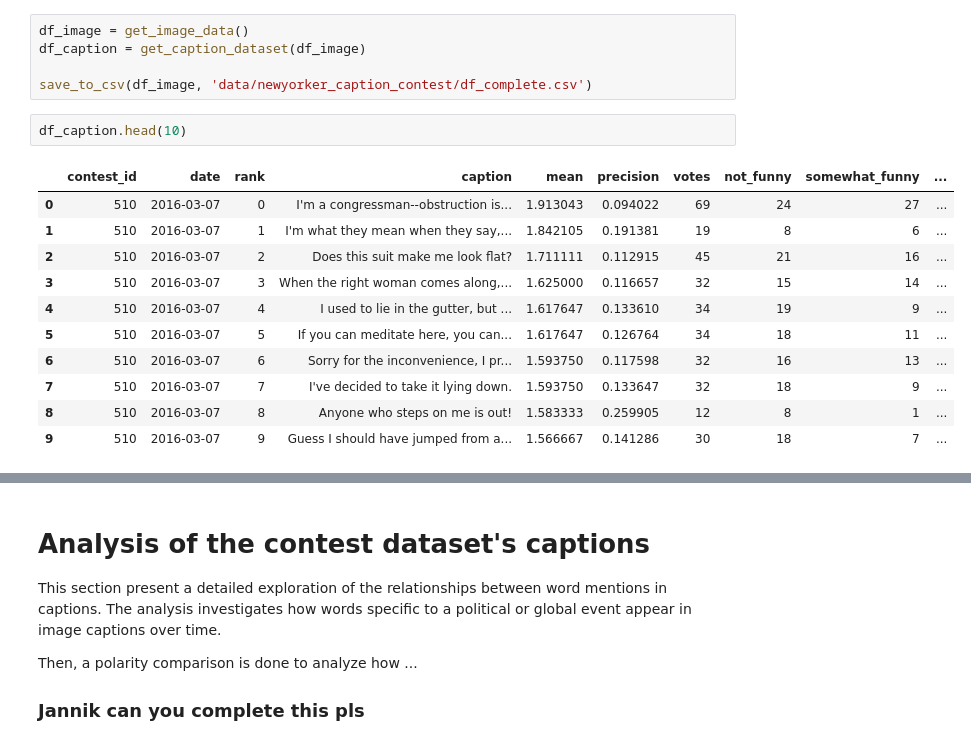
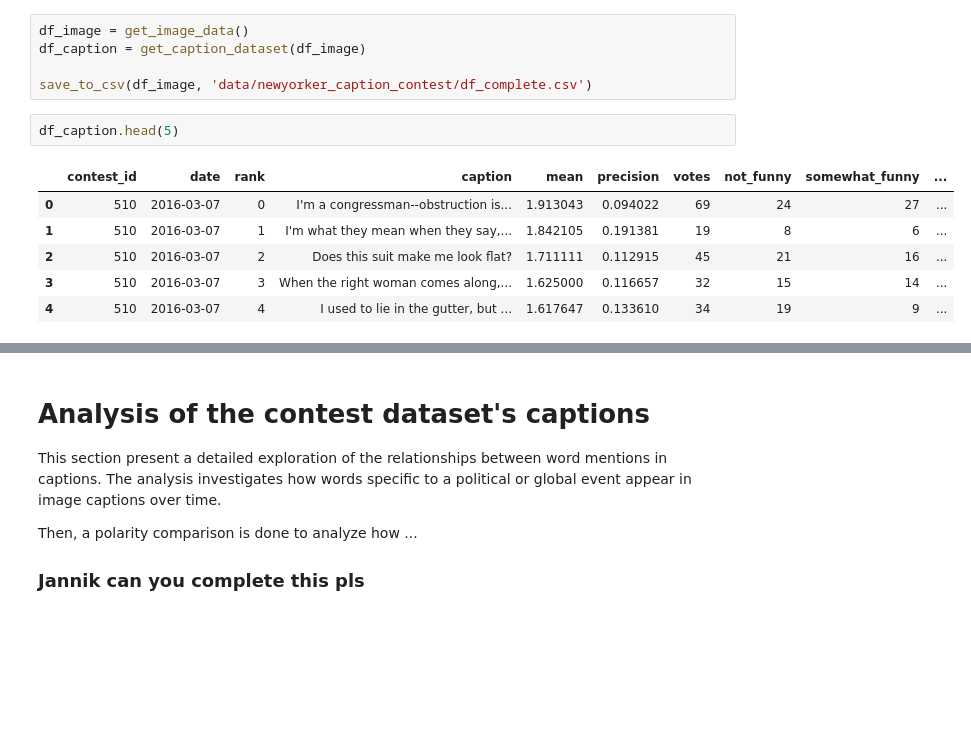
Before and after one commit to epfl-ada/ada-2025-project-data_dinosaur, a Jupyter notebook: results.ipynb, the cells around one changed output, grey strips where cells are left out. Saved outputs shown, nothing was run; the diff lists cells and outputs as text; blank space fills up the shorter version.

```diff
--- a/results.ipynb
+++ b/results.ipynb
@@ -18,17 +17,12 @@ df_caption = get_caption_dataset(df_image)
 
 save_to_csv(df_image, 'data/newyorker_caption_contest/df_complete.csv')
 # %%
-df_caption.head(10)
+df_caption.head(5)
 # %% [output]
 |  | contest_id | date | rank | caption | mean | precision | votes | not_funny | somewhat_funny | ... |
 | 0 | 510 | 2016-03-07 | 0 | I'm a congressman--obstruction is... | 1.913043 | 0.094022 | 69 | 24 | 27 | ... |
 | 1 | 510 | 2016-03-07 | 1 | I'm what they mean when they say,... | 1.842105 | 0.191381 | 19 | 8 | 6 | ... |
 | 2 | 510 | 2016-03-07 | 2 | Does this suit make me look flat? | 1.711111 | 0.112915 | 45 | 21 | 16 | ... |
 | 3 | 510 | 2016-03-07 | 3 | When the right woman comes along,... | 1.625000 | 0.116657 | 32 | 15 | 14 | ... |
 | 4 | 510 | 2016-03-07 | 4 | I used to lie in the gutter, but ... | 1.617647 | 0.133610 | 34 | 19 | 9 | ... |
-| 5 | 510 | 2016-03-07 | 5 | If you can meditate here, you can... | 1.617647 | 0.126764 | 34 | 18 | 11 | ... |
-| 6 | 510 | 2016-03-07 | 6 | Sorry for the inconvenience, I pr... | 1.593750 | 0.117598 | 32 | 16 | 13 | ... |
-| 7 | 510 | 2016-03-07 | 7 | I've decided to take it lying down. | 1.593750 | 0.133647 | 32 | 18 | 9 | ... |
-| 8 | 510 | 2016-03-07 | 8 | Anyone who steps on me is out! | 1.583333 | 0.259905 | 12 | 8 | 1 | ... |
-| 9 | 510 | 2016-03-07 | 9 | Guess I should have jumped from a... | 1.566667 | 0.141286 | 30 | 18 | 7 | ... |
 # %%
```
Also changed, not shown: parts of 9 cells of this notebook, 5 other files.
